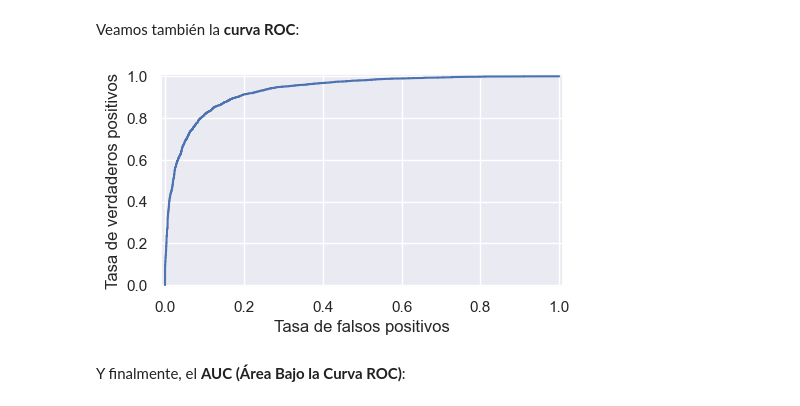
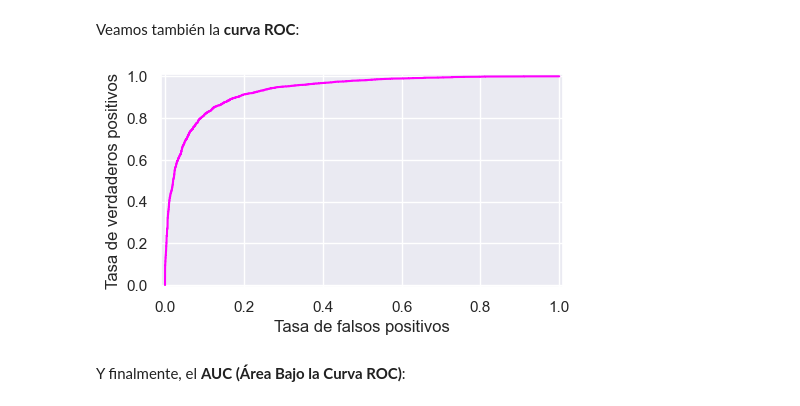
Before and after one commit to FIUBA-Posgrado-Inteligencia-Artificial/intro_ia, a Jupyter notebook: clase6/jupyter_notebooks/2-clasificador bayesiano ingenuo.ipynb, the cells around one changed output. Cells and saved outputs as stored; diff of their text form; code cells hidden in the pictures.

Commit message:
standarize colors in notebooks

```diff
--- a/clase6/jupyter_notebooks/2-clasificador bayesiano ingenuo.ipynb
+++ b/clase6/jupyter_notebooks/2-clasificador bayesiano ingenuo.ipynb
@@ -228,18 +228,20 @@ Veamos también la **curva ROC**:
 p_pred = model.predict_proba(X_test)
 # %%
 from sklearn.metrics import roc_curve
+
+colors = ["#00FFFF", "#FF00FF", "#FF1493", "#00BFFF", "#FF6347"]
 
 fpr, tpr, thr = roc_curve(y_test, p_pred[:, 1])
 
 plt.figure(figsize=(5, 3))
-plt.plot(fpr, tpr)
+plt.plot(fpr, tpr, color=colors[1])
 plt.xlim([-0.01, 1.01])
 plt.ylim([-0.01, 1.01])
 plt.xlabel("Tasa de falsos positivos")
 plt.ylabel("Tasa de verdaderos positivos")
 plt.tight_layout();
 # %% [output]
-[figure, old version]
+[figure, new version]
 # %% [markdown]
 Y finalmente, el **AUC (Área Bajo la Curva ROC)**:
 # %%
```
Also changed, not shown: parts of 1 cell of this notebook, 7 other files.
